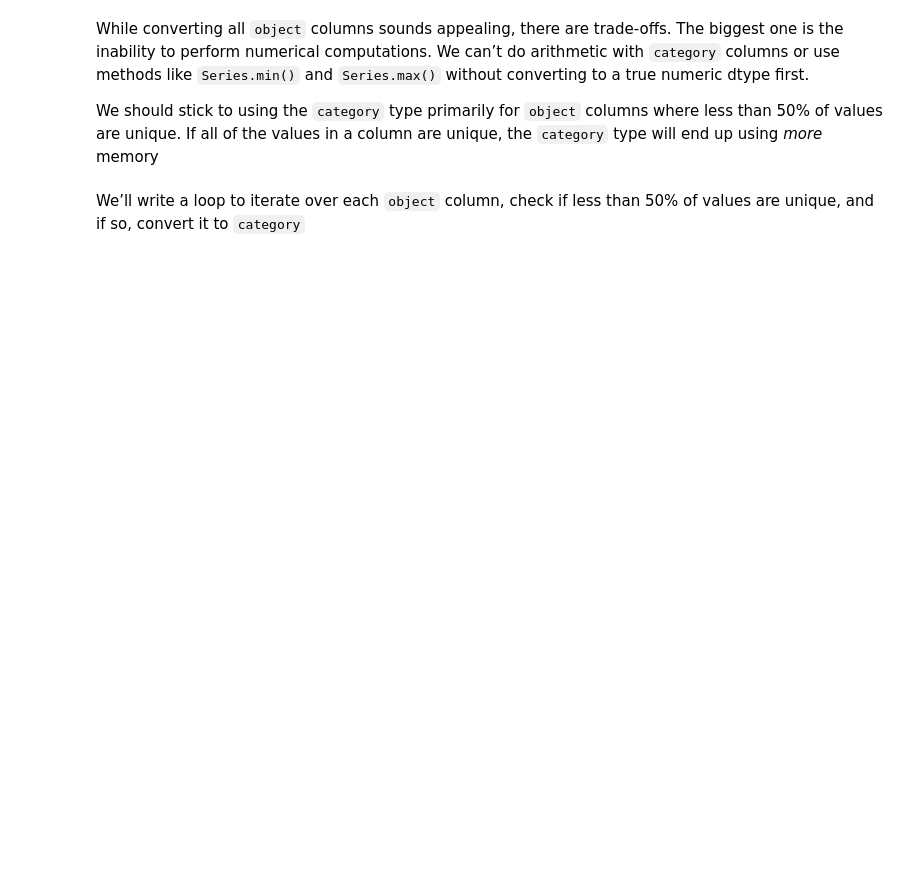
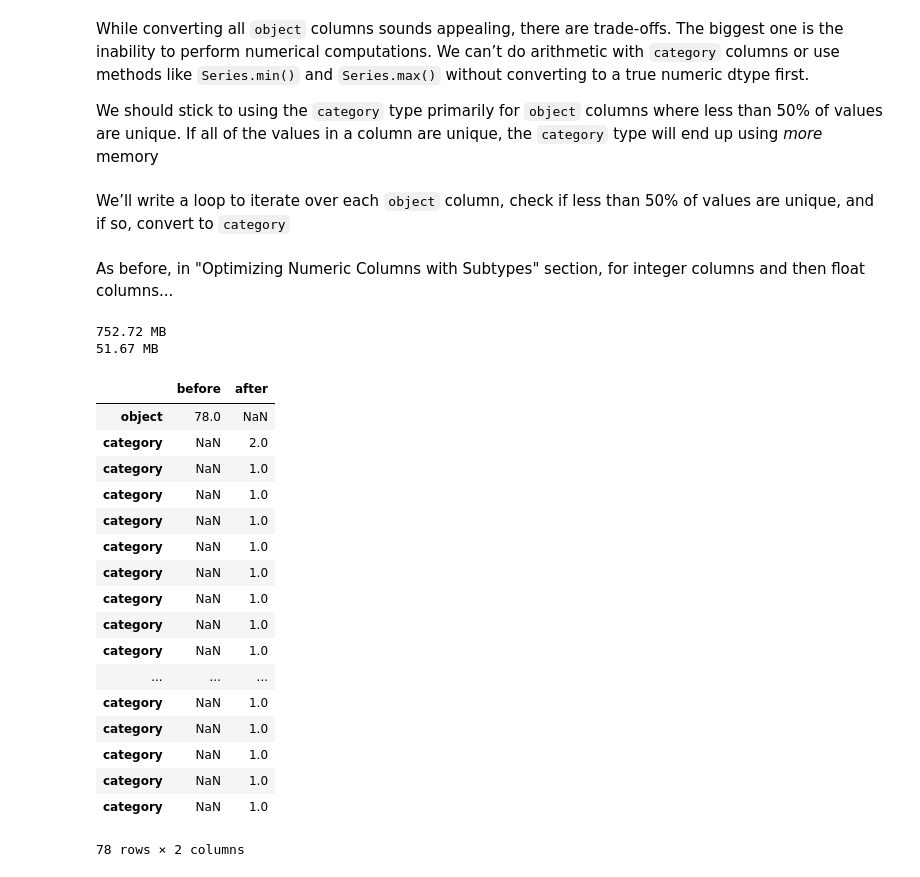
Before and after one commit to mbeveridge/DataQuest_pandas-large-datasets, a Jupyter notebook: pandas-big-data.ipynb, the cells around one changed output. Cells and saved outputs as stored; diff of their text form; code cells hidden in the pictures; blank space fills up the shorter version.

Commit message:
code & comments for changing `object` columns to `category`

```diff
--- a/pandas-big-data.ipynb
+++ b/pandas-big-data.ipynb
@@ -150,4 +150,44 @@ While converting all `object` columns sounds appealing, there are trade-offs. Th
 
 We should stick to using the `category` type primarily for `object` columns where less than 50% of values are unique. If all of the values in a column are unique, the `category` type will end up using *more* memory
 # %% [markdown]
-We’ll write a loop to iterate over each `object` column, check if less than 50% of values are unique, and if so, convert it to `category`
+We’ll write a loop to iterate over each `object` column, check if less than 50% of values are unique, and if so, convert to `category`
+# %%
+converted_obj = pd.DataFrame()                                    # create empty dataframe
+
+for col in gl_obj.columns:                                        # loop to iterate over each `object` column
+    num_unique_values = len(gl_obj[col].unique())
+    num_total_values = len(gl_obj[col])
+    if num_unique_values / num_total_values < 0.5:                # check if less than 50% of values are unique
+        converted_obj.loc[:,col] = gl_obj[col].astype('category') # and if so, convert to `category`
+    else:
+        converted_obj.loc[:,col] = gl_obj[col]
+# %% [markdown]
+As before, in "Optimizing Numeric Columns with Subtypes" section, for integer columns and then float columns...
+# %%
+print(mem_usage(gl_obj))                                              # dataframe created at start of section
+print(mem_usage(converted_obj))                                       # dataframe created just above
+
+compare_obj = pd.concat([gl_obj.dtypes,converted_obj.dtypes],axis=1)
+compare_obj.columns = ['before','after']
+compare_obj.apply(pd.Series.value_counts)
+# %% [output]
+752.72 MB
+51.67 MB
+|  | before | after |
+| object | 78.0 | NaN |
+| category | NaN | 2.0 |
+| category | NaN | 1.0 |
+| category | NaN | 1.0 |
+| category | NaN | 1.0 |
+| category | NaN | 1.0 |
+| category | NaN | 1.0 |
+| category | NaN | 1.0 |
+| category | NaN | 1.0 |
+| category | NaN | 1.0 |
+| ... | ... | ... |
+| category | NaN | 1.0 |
+| category | NaN | 1.0 |
+| category | NaN | 1.0 |
+| category | NaN | 1.0 |
+| category | NaN | 1.0 |
+78 rows × 2 columns
```
Also changed, not shown: parts of 2 cells of this notebook.
